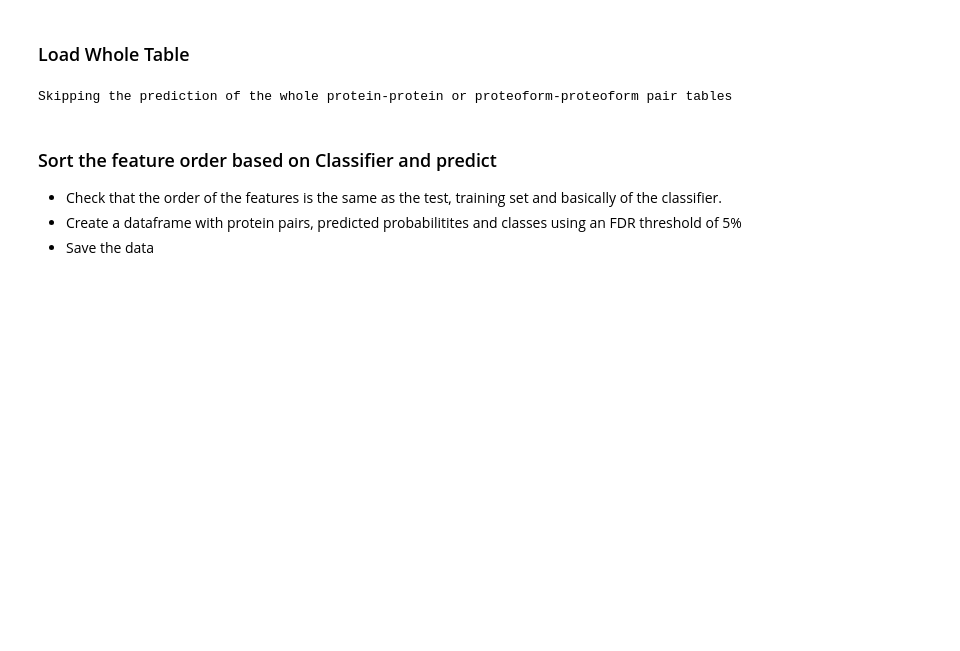
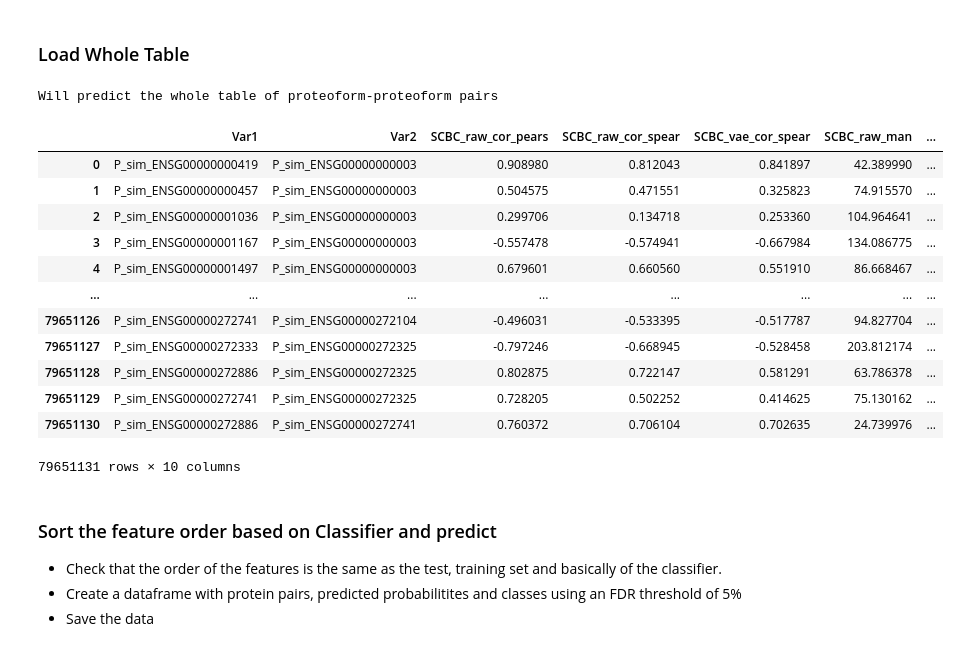
Before and after one commit to panos-gbio/Proteomics-in-Latent-Space, a Jupyter notebook: 04_ppi_predictions.ipynb, the cells around one changed output. Cells and saved outputs as stored; diff of their text form; code cells hidden in the pictures; blank space fills up the shorter version.

```diff
--- a/04_ppi_predictions.ipynb
+++ b/04_ppi_predictions.ipynb
@@ -394,7 +389,7 @@ if RUN_WHOLE_TABLE:
         elif data_type == "ABMS":
             abms_full = pd.read_csv(os.getcwd() + "\\data\\features_protein\\abms_protein_features_full.csv", index_col=0)
 
-    elif classifier_type == "Proteoform" & analysis_type == "Proteoform":
+    elif (classifier_type == "Proteoform") & (analysis_type == "Proteoform"):
         print(f"Will predict the whole table of proteoform-proteoform pairs")
         if data_type == "SCBC":
             # load subcell matrix with same features as those the classifier was trained on
@@ -414,7 +409,23 @@ if RUN_WHOLE_TABLE:
 else:
     print("Skipping the prediction of the whole protein-protein or proteoform-proteoform pair tables")
 # %% [output]
-Skipping the prediction of the whole protein-protein or proteoform-proteoform pair tables
+Will predict the whole table of proteoform-proteoform pairs
+# %%
+scbc_full
+# %% [output]
+|  | Var1 | Var2 | SCBC_raw_cor_pears | SCBC_raw_cor_spear | SCBC_vae_cor_spear | SCBC_raw_man | ... |
+| 0 | P_sim_ENSG00000000419 | P_sim_ENSG00000000003 | 0.908980 | 0.812043 | 0.841897 | 42.389990 | ... |
+| 1 | P_sim_ENSG00000000457 | P_sim_ENSG00000000003 | 0.504575 | 0.471551 | 0.325823 | 74.915570 | ... |
+| 2 | P_sim_ENSG00000001036 | P_sim_ENSG00000000003 | 0.299706 | 0.134718 | 0.253360 | 104.964641 | ... |
+| 3 | P_sim_ENSG00000001167 | P_sim_ENSG00000000003 | -0.557478 | -0.574941 | -0.667984 | 134.086775 | ... |
+| 4 | P_sim_ENSG00000001497 | P_sim_ENSG00000000003 | 0.679601 | 0.660560 | 0.551910 | 86.668467 | ... |
+| ... | ... | ... | ... | ... | ... | ... | ... |
+| 79651126 | P_sim_ENSG00000272741 | P_sim_ENSG00000272104 | -0.496031 | -0.533395 | -0.517787 | 94.827704 | ... |
+| 79651127 | P_sim_ENSG00000272333 | P_sim_ENSG00000272325 | -0.797246 | -0.668945 | -0.528458 | 203.812174 | ... |
+| 79651128 | P_sim_ENSG00000272886 | P_sim_ENSG00000272325 | 0.802875 | 0.722147 | 0.581291 | 63.786378 | ... |
+| 79651129 | P_sim_ENSG00000272741 | P_sim_ENSG00000272325 | 0.728205 | 0.502252 | 0.414625 | 75.130162 | ... |
+| 79651130 | P_sim_ENSG00000272886 | P_sim_ENSG00000272741 | 0.760372 | 0.706104 | 0.702635 | 24.739976 | ... |
+79651131 rows × 10 columns
 # %% [markdown]
 ### Sort the feature order based on Classifier and predict
 - Check that the order of the features is the same as the test, training set and basically of the classifier.
```
Also changed, not shown: parts of 22 cells of this notebook.
